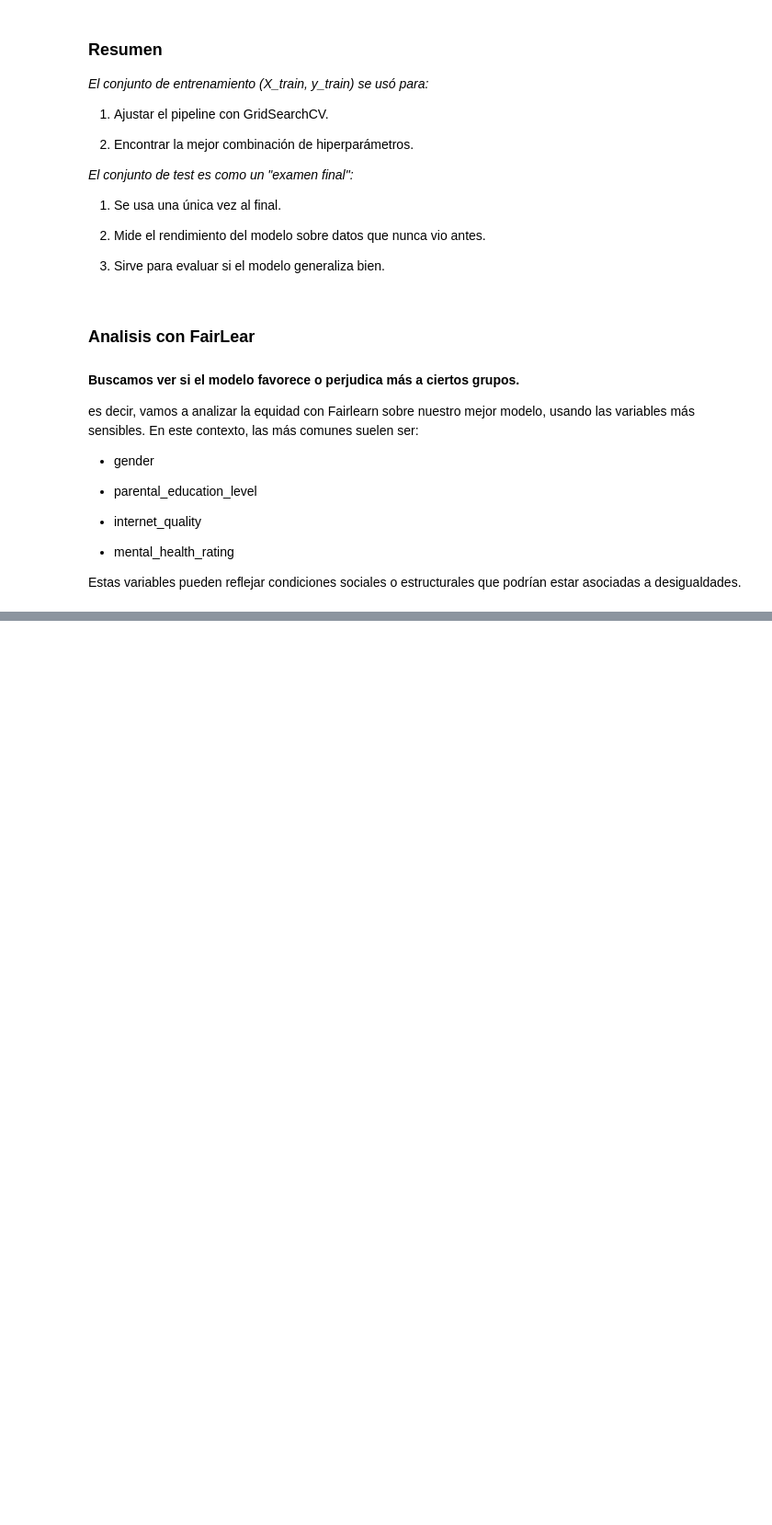
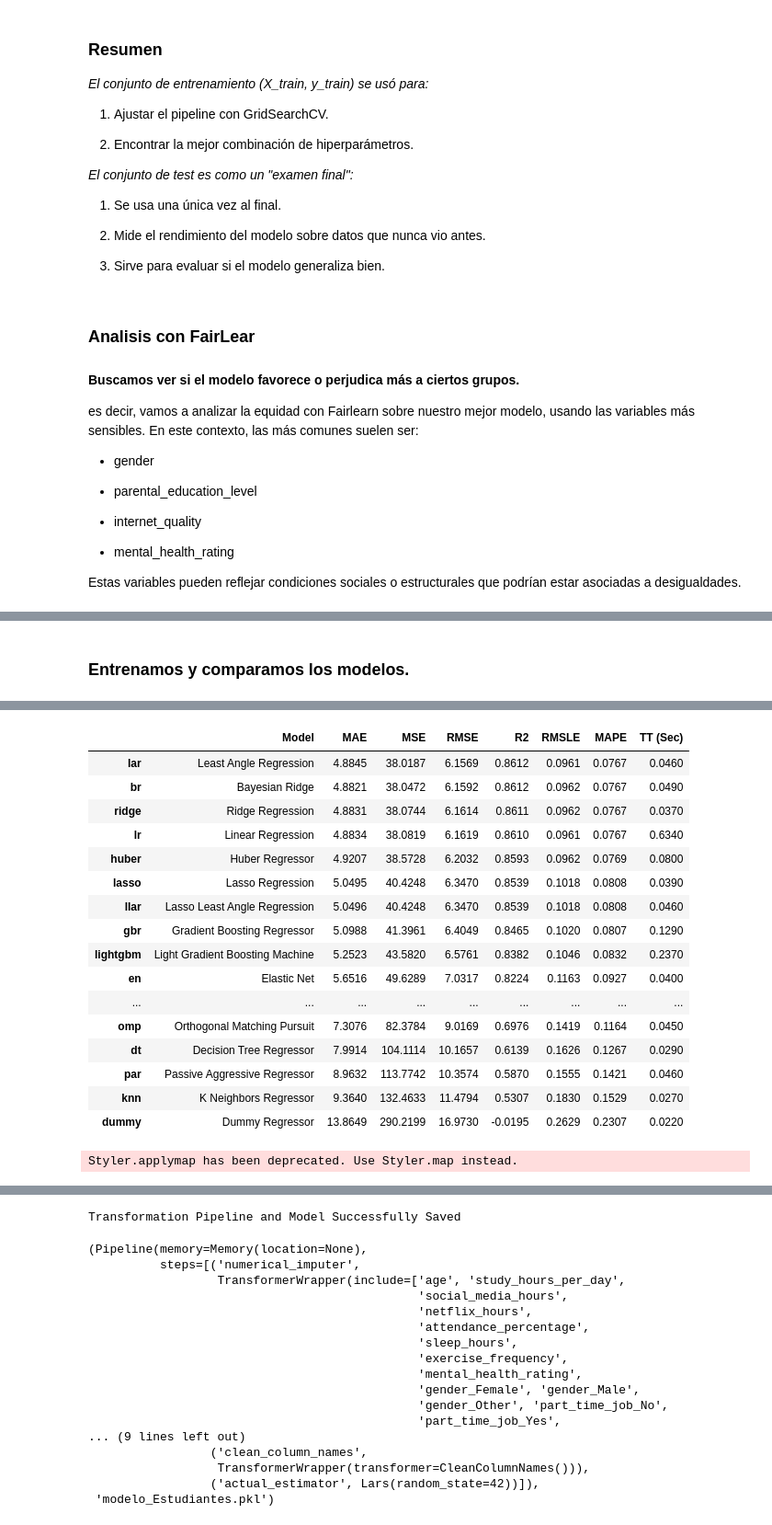
Before and after one commit to ISPC-23/ABP_practica_prof_2, a Jupyter notebook: scripts/PracticaProfII.ipynb, the cells around one changed output, grey strips where cells are left out. Shown at 92% size. Drawn from its saved outputs; the diff is of its cells as text; code cells hidden in the pictures; blank space fills up the shorter version.

```diff
--- a/scripts/PracticaProfII.ipynb
+++ b/scripts/PracticaProfII.ipynb
@@ -1236,0 +1387,11 @@ mental_health_rating
+# %% [markdown]
+### Entrenamos y comparamos los modelos.
+# %%
+best = compare_models()
+
+# Finaliza el modelo para habilitar predicciones en producción
+model = finalize_model(best)
+
+# Guarda localmente (un .pkl) y también registra en MLflow
+save_model(model, 'modelo_Estudiantes')
+# %% [output]
@@ -1236,0 +1399,18 @@ mental_health_rating
+|  | Model | MAE | MSE | RMSE | R2 | RMSLE | MAPE | TT (Sec) |
+| lar | Least Angle Regression | 4.8845 | 38.0187 | 6.1569 | 0.8612 | 0.0961 | 0.0767 | 0.0460 |
+| br | Bayesian Ridge | 4.8821 | 38.0472 | 6.1592 | 0.8612 | 0.0962 | 0.0767 | 0.0490 |
+| ridge | Ridge Regression | 4.8831 | 38.0744 | 6.1614 | 0.8611 | 0.0962 | 0.0767 | 0.0370 |
+| lr | Linear Regression | 4.8834 | 38.0819 | 6.1619 | 0.8610 | 0.0961 | 0.0767 | 0.6340 |
+| huber | Huber Regressor | 4.9207 | 38.5728 | 6.2032 | 0.8593 | 0.0962 | 0.0769 | 0.0800 |
+| lasso | Lasso Regression | 5.0495 | 40.4248 | 6.3470 | 0.8539 | 0.1018 | 0.0808 | 0.0390 |
+| llar | Lasso Least Angle Regression | 5.0496 | 40.4248 | 6.3470 | 0.8539 | 0.1018 | 0.0808 | 0.0460 |
+| gbr | Gradient Boosting Regressor | 5.0988 | 41.3961 | 6.4049 | 0.8465 | 0.1020 | 0.0807 | 0.1290 |
+| lightgbm | Light Gradient Boosting Machine | 5.2523 | 43.5820 | 6.5761 | 0.8382 | 0.1046 | 0.0832 | 0.2370 |
+| en | Elastic Net | 5.6516 | 49.6289 | 7.0317 | 0.8224 | 0.1163 | 0.0927 | 0.0400 |
+| ... | ... | ... | ... | ... | ... | ... | ... | ... |
+| omp | Orthogonal Matching Pursuit | 7.3076 | 82.3784 | 9.0169 | 0.6976 | 0.1419 | 0.1164 | 0.0450 |
+| dt | Decision Tree Regressor | 7.9914 | 104.1114 | 10.1657 | 0.6139 | 0.1626 | 0.1267 | 0.0290 |
+| par | Passive Aggressive Regressor | 8.9632 | 113.7742 | 10.3574 | 0.5870 | 0.1555 | 0.1421 | 0.0460 |
+| knn | K Neighbors Regressor | 9.3640 | 132.4633 | 11.4794 | 0.5307 | 0.1830 | 0.1529 | 0.0270 |
+| dummy | Dummy Regressor | 13.8649 | 290.2199 | 16.9730 | -0.0195 | 0.2629 | 0.2307 | 0.0220 |
+Styler.applymap has been deprecated. Use Styler.map instead.
@@ -1236,0 +1438,18 @@ mental_health_rating
+Transformation Pipeline and Model Successfully Saved
+(Pipeline(memory=Memory(location=None),
+          steps=[('numerical_imputer',
+                  TransformerWrapper(include=['age', 'study_hours_per_day',
+                                              'social_media_hours',
+                                              'netflix_hours',
+                                              'attendance_percentage',
+                                              'sleep_hours',
+                                              'exercise_frequency',
+                                              'mental_health_rating',
+                                              'gender_Female', 'gender_Male',
+                                              'gender_Other', 'part_time_job_No',
+                                              'part_time_job_Yes',
+... (9 lines left out)
+                 ('clean_column_names',
+                  TransformerWrapper(transformer=CleanColumnNames())),
+                 ('actual_estimator', Lars(random_state=42))]),
+ 'modelo_Estudiantes.pkl')
```
Also changed, not shown: parts of 68 cells of this notebook.
